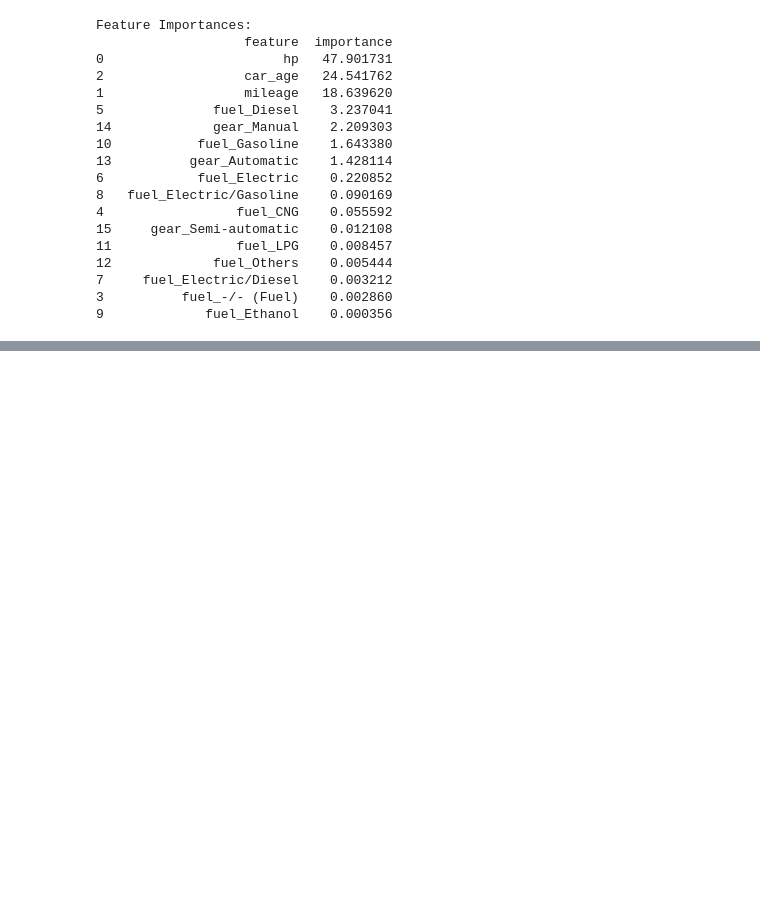
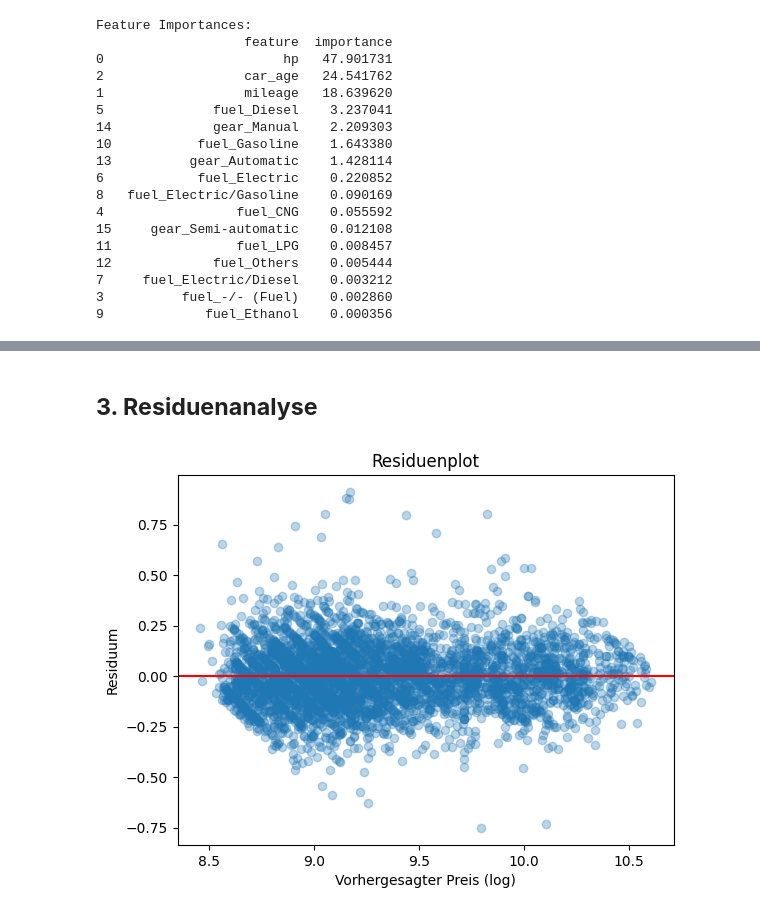
Before and after one commit to evadatadev/AutoScout24-Car-Market-Analytics, a Jupyter notebook: notebooks/machine_learning.ipynb, the cells around one changed output, grey strips where cells are left out. Drawn from its saved outputs; the diff is of its cells as text; code cells hidden in the pictures; blank space fills up the shorter version.

```diff
--- a/notebooks/machine_learning.ipynb
+++ b/notebooks/machine_learning.ipynb
@@ -452,3 +453,20 @@ Das Modell zeigt:
 - Kategorien wie Kraftstoff und Getriebe spielen eine **untergeordnete, aber sinnvolle** Rolle.
 - CatBoost ist das beste Modell, weil es **nichtlineare Zusammenhänge** und **kategoriale Variablen** besonders gut verarbeitet.
 - Die Ergebnisse sind **stabil, plausibel und gut interpretierbar**.
+# %% [markdown]
+## **3. Residuenanalyse**
+# %%
+# Residuen berechnen
+
+y_pred = best_model.predict(X_test)
+residuals = y_test - y_pred
+
+# Residuenplot
+plt.scatter(y_pred, residuals, alpha=0.3)
+plt.axhline(0, color="red")
+plt.xlabel("Vorhergesagter Preis (log)")
+plt.ylabel("Residuum")
+plt.title("Residuenplot")
+plt.show()
+# %% [output]
+[figure, added]
```
Also changed, not shown: parts of 17 cells of this notebook, 4 other files.
